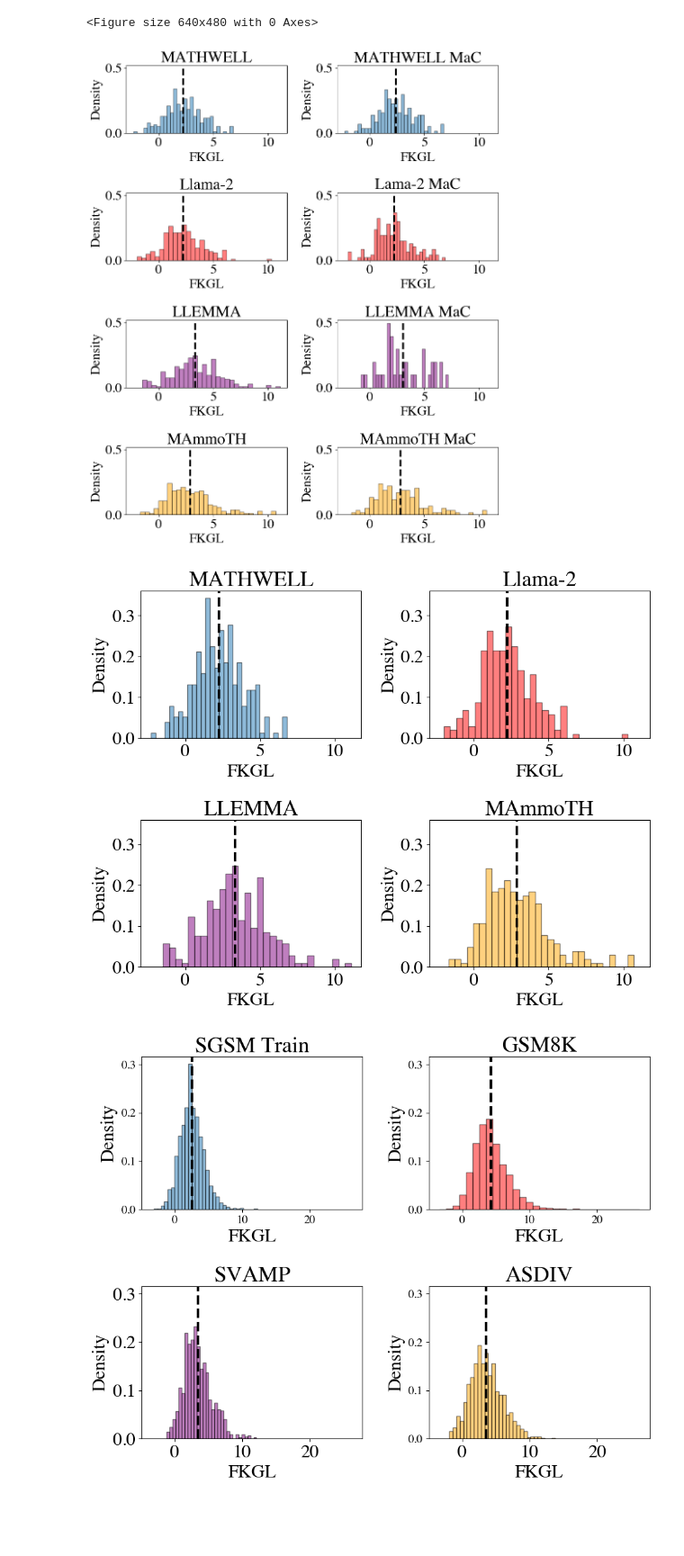
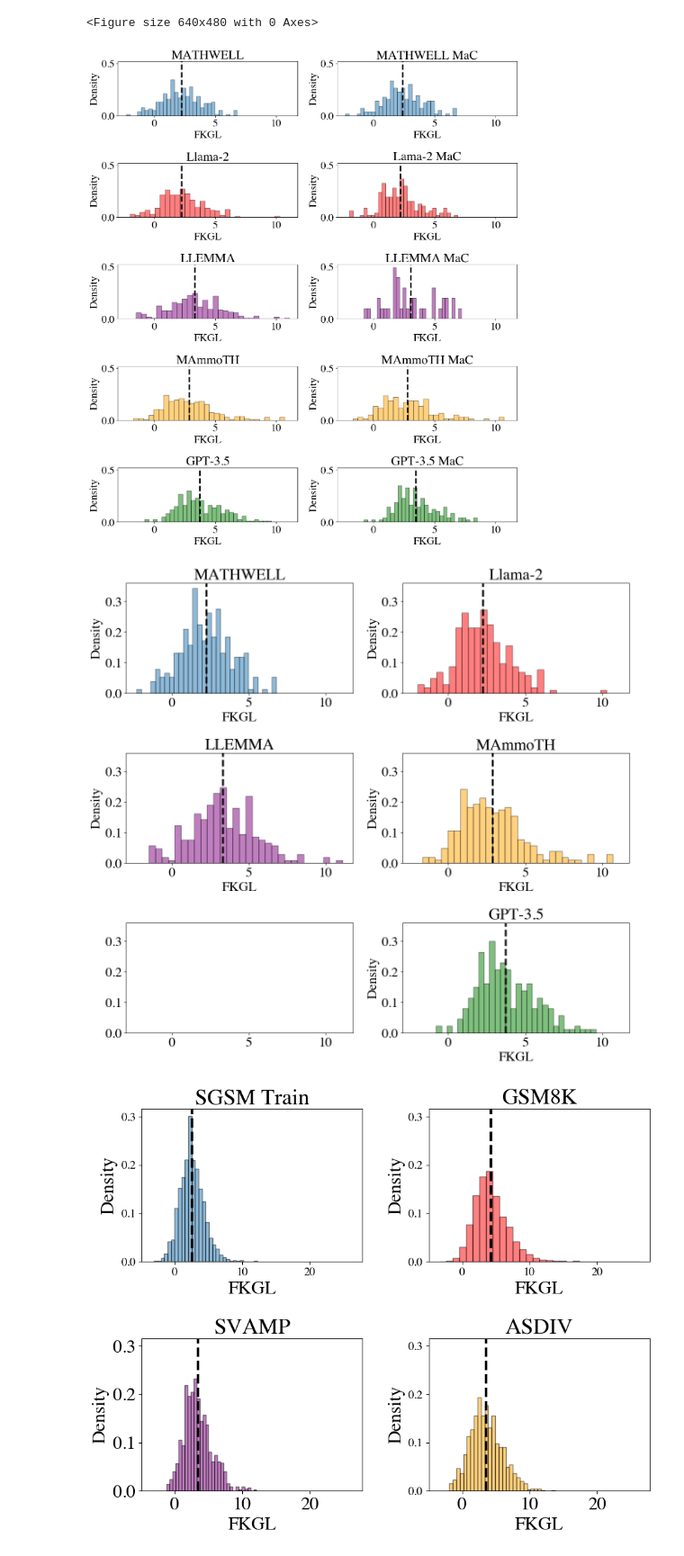
Before and after one commit to bryanchrist/llama2-70b, a Jupyter notebook: reading_level.ipynb, the cells around one changed output. Shown at 90% size. Saved outputs shown, nothing was run; the diff lists cells and outputs as text; code cells hidden in the pictures; blank space fills up the shorter version.

```diff
--- a/reading_level.ipynb
+++ b/reading_level.ipynb
@@ -327,0 +330,5 @@ print(np.mean(mathwell_good_grades[1]), max(mathwell_good_grades[1]), min(mathwe
+# %%
+gpt35_all = pd.read_csv('data/gpt35_solvability.csv')
+gpt35_all_grades = readability_all(gpt35_all)
+print(np.mean(gpt35_all_grades[0]), max(gpt35_all_grades[0]), min(gpt35_all_grades[0]), np.std(gpt35_all_grades[0]))
+print(np.mean(gpt35_all_grades[1]), max(gpt35_all_grades[1]), min(gpt35_all_grades[1]), np.std(gpt35_all_grades[1]), stats.sem(gpt35_all_grades[1]))
@@ -327,0 +338,5 @@ print(np.mean(mathwell_good_grades[1]), max(mathwell_good_grades[1]), min(mathwe
+# %%
+gpt35_good = pd.read_csv('data/gpt35_good.csv')
+gpt35_good_grades = readability(gpt35_good)
+print(np.mean(gpt35_good_grades[0]), max(gpt35_good_grades[0]), min(gpt35_good_grades[0]), np.std(gpt35_good_grades[0]))
+print(np.mean(gpt35_good_grades[1]), max(gpt35_good_grades[1]), min(gpt35_good_grades[1]), np.std(gpt35_good_grades[1]), stats.sem(gpt35_good_grades[1]))
@@ -491,7 +509,7 @@ plt.savefig('reading_level_his.png')
 <Figure size 640x480 with 0 Axes>
 # %%
 # Create a figure with two subplots (2 rows, 1 column)
-fig, axs = plt.subplots(nrows=4, ncols=2, figsize=(10, 12), sharex = True, sharey = True)
+fig, axs = plt.subplots(nrows=5, ncols=2, figsize=(13, 15), sharex = True, sharey = True)
 
 # Plot the first histogram on the top subplot
 axs[0, 1].hist(mathwell_good_grades[0], bins=30, alpha=0.5, label='MATHWELL MaC', edgecolor='black', density=True)
@@ -510,6 +528,10 @@ axs[3, 1].hist(mammoth_good_grades[0], bins=30, alpha=0.5, label='MAmmoTH MaC',
 axs[3, 1].set_title('MAmmoTH MaC')
 axs[3,1].axvline(np.mean(mammoth_good_grades[0]), color='k', linestyle='dashed', linewidth=3)
 
+axs[4, 1].hist(gpt35_good_grades[0], bins=30, alpha=0.5, label='GPT-3.5 MaC', edgecolor='black', density=True, color= 'Green')
+axs[4, 1].set_title('GPT-3.5 MaC')
+axs[4,1].axvline(np.mean(gpt35_good_grades[0]), color='k', linestyle='dashed', linewidth=3)
+
 axs[0, 0].hist(mathwell_all_grades[0], bins=30, alpha=0.5, label='MATHWELL', edgecolor='black', density=True)
 axs[0, 0].set_title('MATHWELL')
 axs[0,0].axvline(np.mean(mathwell_all_grades[0]), color='k', linestyle='dashed', linewidth=3)
@@ -525,6 +547,10 @@ axs[2,0].axvline(np.mean(llema_all_grades[0]), color='k', linestyle='dashed', li
 axs[3, 0].hist(mammoth_all_grades[0], bins=30, alpha=0.5, label='MAmmoTH', edgecolor='black', density=True, color= 'Orange')
 axs[3, 0].set_title('MAmmoTH')
 axs[3,0].axvline(np.mean(mammoth_all_grades[0]), color='k', linestyle='dashed', linewidth=3)
+
+axs[4, 0].hist(gpt35_all_grades[0], bins=30, alpha=0.5, label='GPT3.5', edgecolor='black', density=True, color= 'Green')
+axs[4, 0].set_title('GPT-3.5')
+axs[4,0].axvline(np.mean(gpt35_all_grades[0]), color='k', linestyle='dashed', linewidth=3)
 
 axs[0, 0].set_xlabel('FKGL')
 axs[0, 0].set_ylabel('Density')
@@ -532,38 +558,44 @@ axs[0, 1].set_xlabel('FKGL')
 axs[0, 1].set_ylabel('Density')
 axs[1, 0].set_xlabel('FKGL')
 axs[1, 0].set_ylabel('Density')
 axs[1, 1].set_xlabel('FKGL')
 axs[1, 1].set_ylabel('Density')
 axs[2, 0].set_xlabel('FKGL')
 axs[2, 0].set_ylabel('Density')
 axs[2, 1].set_xlabel('FKGL')
 axs[2, 1].set_ylabel('Density')
 axs[3, 0].set_xlabel('FKGL')
 axs[3, 0].set_ylabel('Density')
 axs[3, 1].set_xlabel('FKGL')
 axs[3, 1].set_ylabel('Density')
+axs[4, 0].set_xlabel('FKGL')
+axs[4, 0].set_ylabel('Density')
+axs[4, 1].set_xlabel('FKGL')
+axs[4, 1].set_ylabel('Density')
 axs[0,0].tick_params(axis='both', which='both', labelsize=22, labelbottom=True)
 axs[0,1].tick_params(axis='both', which='both', labelsize=22, labelbottom=True)
 axs[1,0].tick_params(axis='both', which='both', labelsize=22, labelbottom=True)
 axs[1,1].tick_params(axis='both', which='both', labelsize=22, labelbottom=True)
 axs[2,0].tick_params(axis='both', which='both', labelsize=22, labelbottom=True)
 axs[2,1].tick_params(axis='both', which='both', labelsize=22, labelbottom=True)
 axs[3,0].tick_params(axis='both', which='both', labelsize=22, labelbottom=True)
 axs[3,1].tick_params(axis='both', which='both', labelsize=22, labelbottom=True)
+axs[4,0].tick_params(axis='both', which='both', labelsize=22, labelbottom=True)
+axs[4,1].tick_params(axis='both', which='both', labelsize=22, labelbottom=True)
 
 axs[0,1].tick_params(axis='y', which='both', labelsize=22, labelleft=True)
 axs[1,1].tick_params(axis='y', which='both', labelsize=22, labelleft=True)
 axs[2,1].tick_params(axis='y', which='both', labelsize=22, labelleft=True)
 axs[3,1].tick_params(axis='y', which='both', labelsize=22, labelleft=True)
-
+axs[4,1].tick_params(axis='y', which='both', labelsize=22, labelleft=True)
 # Customize the overall layout
 plt.tight_layout()
 plt.savefig('reading_level_models.pdf')
 # %% [output]
-[figure, old version]
+[figure, new version]
 # %%
 # Create a figure with two subplots (2 rows, 1 column)
-fig, axs = plt.subplots(nrows=2, ncols=2, figsize=(10, 8), sharex = True, sharey = True)
+fig, axs = plt.subplots(nrows=3, ncols=2, figsize=(13, 12), sharex = True, sharey = True)
 
 axs[0, 0].hist(mathwell_all_grades[0], bins=30, alpha=0.5, label='MATHWELL', edgecolor='black', density=True)
 axs[0, 0].set_title('MATHWELL')
@@ -581,6 +613,10 @@ axs[1, 1].hist(mammoth_all_grades[0], bins=30, alpha=0.5, label='MAmmoTH', edgec
 axs[1, 1].set_title('MAmmoTH')
 axs[1,1].axvline(np.mean(mammoth_all_grades[0]), color='k', linestyle='dashed', linewidth=3)
 
+axs[2, 1].hist(gpt35_all_grades[0], bins=30, alpha=0.5, label='GPT-3.5', edgecolor='black', density=True, color= 'Green')
+axs[2, 1].set_title('GPT-3.5')
+axs[2,1].axvline(np.mean(gpt35_all_grades[0]), color='k', linestyle='dashed', linewidth=3)
+
 axs[0, 0].set_xlabel('FKGL')
 axs[0, 0].set_ylabel('Density')
 axs[0, 1].set_xlabel('FKGL')
@@ -589,6 +625,8 @@ axs[1, 0].set_xlabel('FKGL')
 axs[1, 0].set_ylabel('Density')
 axs[1, 1].set_xlabel('FKGL')
 axs[1, 1].set_ylabel('Density')
+axs[2, 1].set_xlabel('FKGL')
+axs[2, 1].set_ylabel('Density')
 # axs[2, 0].set_xlabel('FKGL')
 # axs[2, 0].set_ylabel('Density')
 # axs[2, 1].set_xlabel('FKGL')
@@ -601,6 +639,7 @@ axs[0,0].tick_params(axis='both', which='both', labelsize=22, labelbottom=True)
 axs[0,1].tick_params(axis='both', which='both', labelsize=22, labelbottom=True)
 axs[1,0].tick_params(axis='both', which='both', labelsize=22, labelbottom=True)
 axs[1,1].tick_params(axis='both', which='both', labelsize=22, labelbottom=True)
+axs[2,1].tick_params(axis='both', which='both', labelsize=22, labelbottom=True)
 # axs[2,0].tick_params(axis='both', which='both', labelsize=22, labelbottom=True)
 # axs[2,1].tick_params(axis='both', which='both', labelsize=22, labelbottom=True)
 # axs[3,0].tick_params(axis='both', which='both', labelsize=22, labelbottom=True)
@@ -608,6 +647,7 @@ axs[1,1].tick_params(axis='both', which='both', labelsize=22, labelbottom=True)
 
 axs[0,1].tick_params(axis='y', which='both', labelsize=22, labelleft=True)
 axs[1,1].tick_params(axis='y', which='both', labelsize=22, labelleft=True)
+axs[2,1].tick_params(axis='y', which='both', labelsize=22, labelleft=True)
 # axs[2,1].tick_params(axis='y', which='both', labelsize=22, labelleft=True)
 # axs[3,1].tick_params(axis='y', which='both', labelsize=22, labelleft=True)
 
@@ -615,7 +655,7 @@ axs[1,1].tick_params(axis='y', which='both', labelsize=22, labelleft=True)
 plt.tight_layout()
 plt.savefig('reading_level_models_all.pdf')
 # %% [output]
-[figure, old version]
+[figure, new version]
 # %%
 # Create a figure with two subplots (2 rows, 1 column)
 fig, axs = plt.subplots(nrows=2, ncols=2, figsize=(10, 8), sharex = True, sharey = True)
```
Also changed, not shown: parts of 11 cells of this notebook, 13 other files.
